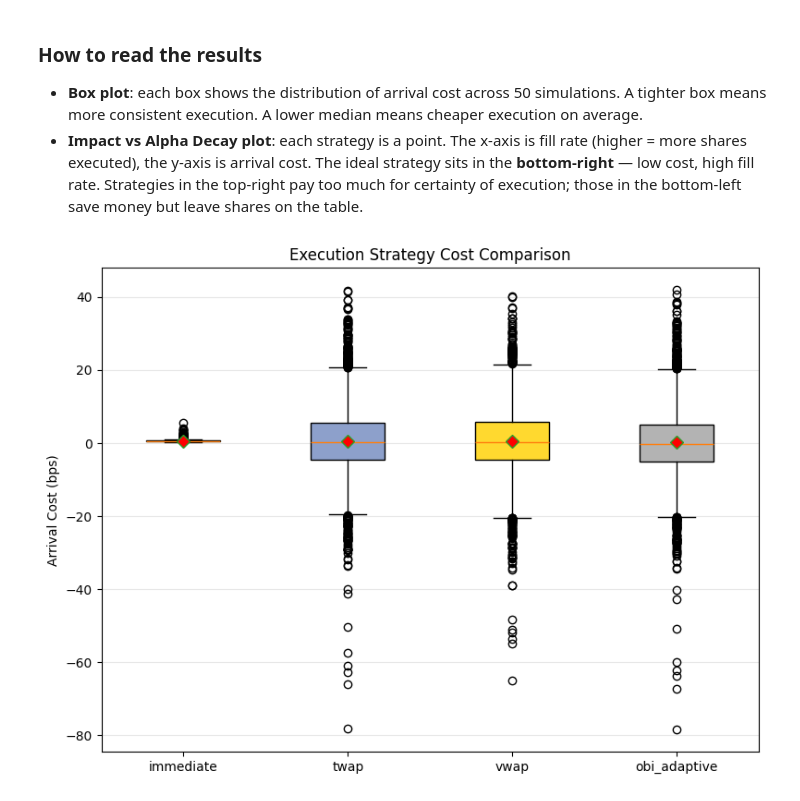
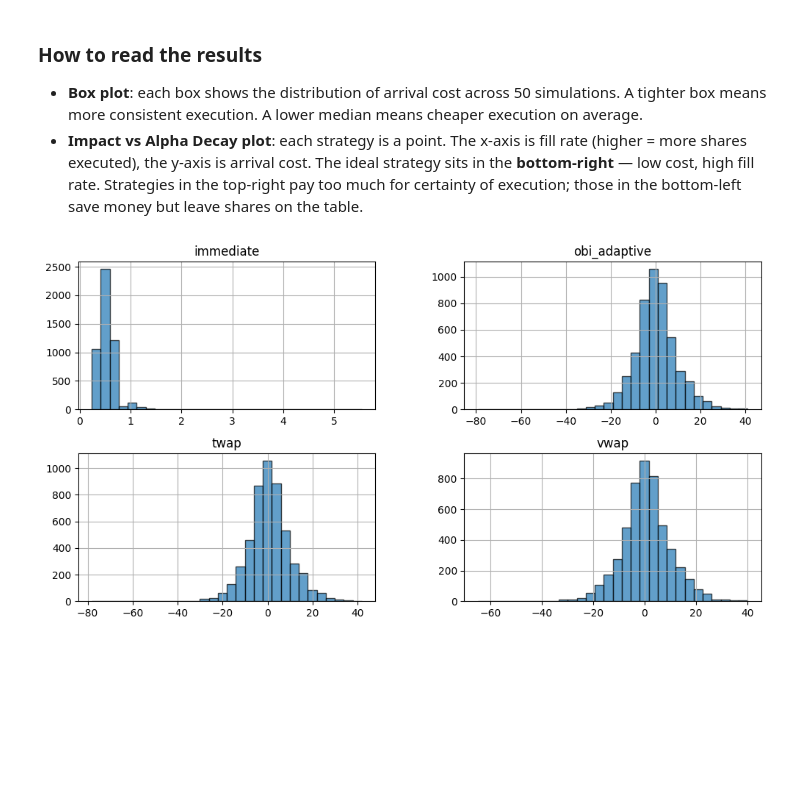
Before and after one commit to MichaelCusackNelkin/SAF_Final_Project, a Jupyter notebook: final_project/test.ipynb, the cells around one changed output. Saved outputs shown, nothing was run; the diff lists cells and outputs as text; code cells hidden in the pictures; blank space fills up the shorter version.

Commit message:
tweaks to langauge and plots.

```diff
--- a/final_project/test.ipynb
+++ b/final_project/test.ipynb
@@ -228,10 +232,12 @@ plt.show()
 - **Box plot**: each box shows the distribution of arrival cost across 50 simulations. A tighter box means more consistent execution. A lower median means cheaper execution on average.
 - **Impact vs Alpha Decay plot**: each strategy is a point. The x-axis is fill rate (higher = more shares executed), the y-axis is arrival cost. The ideal strategy sits in the **bottom-right** — low cost, high fill rate. Strategies in the top-right pay too much for certainty of execution; those in the bottom-left save money but leave shares on the table.
 # %%
-plot_strategy_comparison(results)
+# plot_strategy_comparison(results)
+# results_pivot.boxplot()
+results_pivot.hist(bins=30, edgecolor="black", color="tab:blue", alpha=0.7)
 plt.show()
 # %% [output]
-[figure, old version]
+[figure, new version]
 # %%
 plot_impact_vs_alpha_decay(results)
 plt.show()
```
Also changed, not shown: parts of 17 cells of this notebook, 1 other file.
